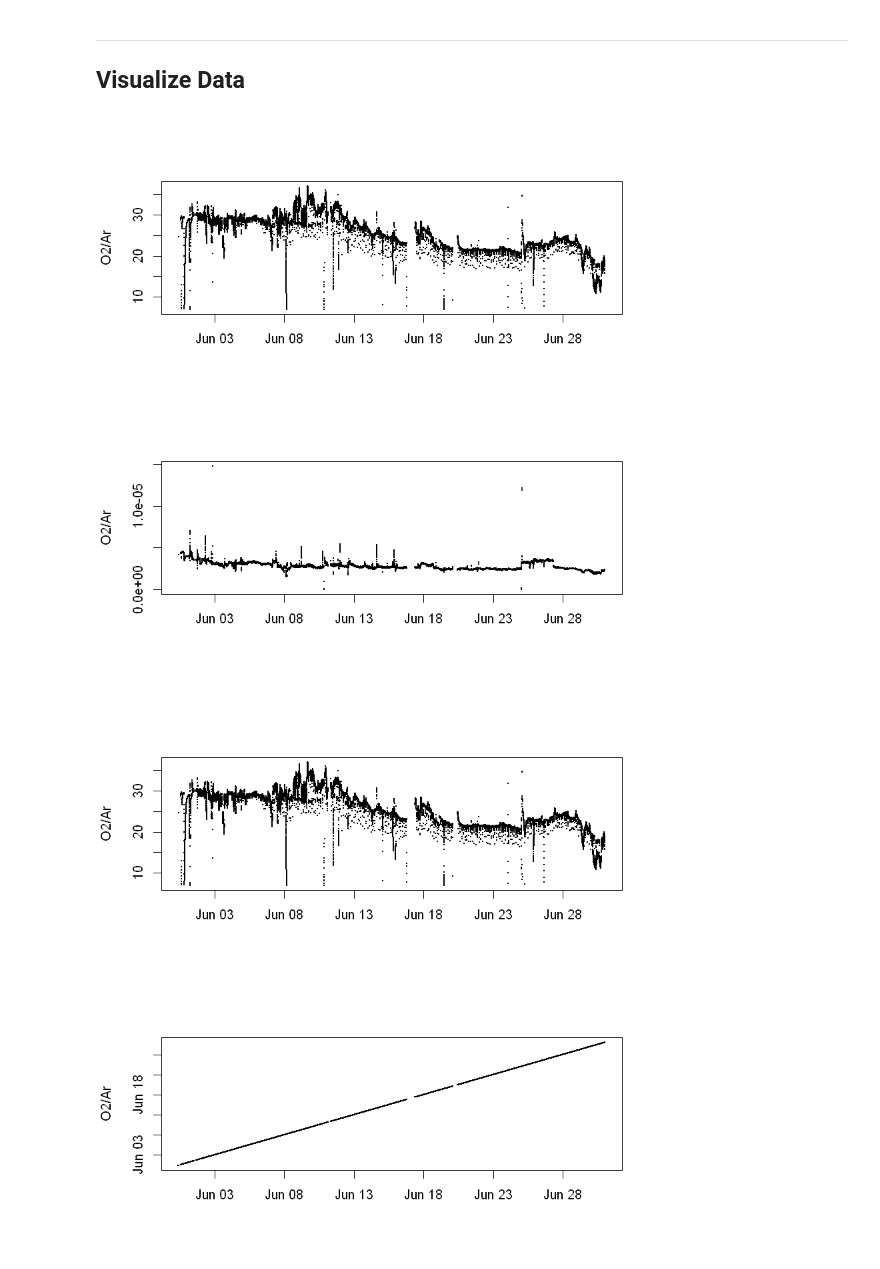
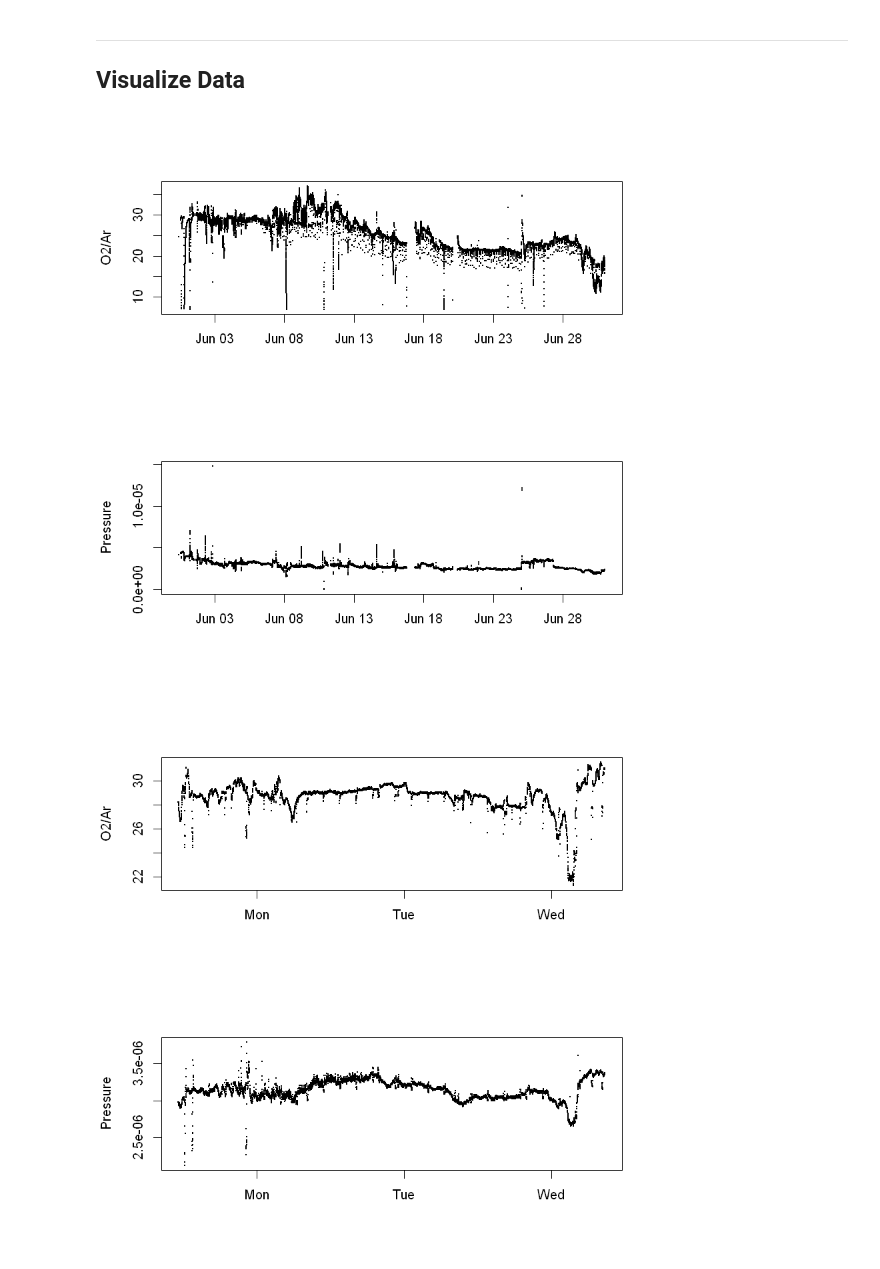
Before and after one commit to tbrycekelly/MIMS-TBK, a Jupyter notebook: Generate Input- MIMS.ipynb, the cells around one changed output. Cells and saved outputs as stored; diff of their text form; code cells hidden in the pictures.

```diff
--- a/Generate Input- MIMS.ipynb
+++ b/Generate Input- MIMS.ipynb
@@ -133,13 +135,15 @@ write.xlsx(data, 'Input Data/MIMS-Preliminary.xlsx')
 # %%
 #pdf('Output/MIMS-Overview.pdf')
 
 par(mfrow=c(2,1))
 plot(data$time, data$O2.Ar, pch=16, cex=0.2, ylab='O2/Ar', xlab='')
-plot(data$time, data$TP, pch=16, cex=0.2, ylab='O2/Ar', xlab='')
-plot(data$time, data$O2.Ar, pch=16, cex=0.2, ylab='O2/Ar', xlab='')
-plot(data$time, data$time, pch=16, cex=0.2, ylab='O2/Ar', xlab='')
+plot(data$time, data$TP, pch=16, cex=0.2, ylab='Pressure', xlab='')
+
+l = c(10000:18000)
+plot(data$time[l], data$O2.Ar[l], pch=16, cex=0.2, ylab='O2/Ar', xlab='')
+plot(data$time[l], data$TP[l], pch=16, cex=0.2, ylab='Pressure', xlab='')
 
 #dev.off()
 # %% [output]
-[figure, old version]
+[figure, new version]
-[figure, old version]
+[figure, new version]
```
Also changed, not shown: parts of 2 cells of this notebook, 2 other files.
